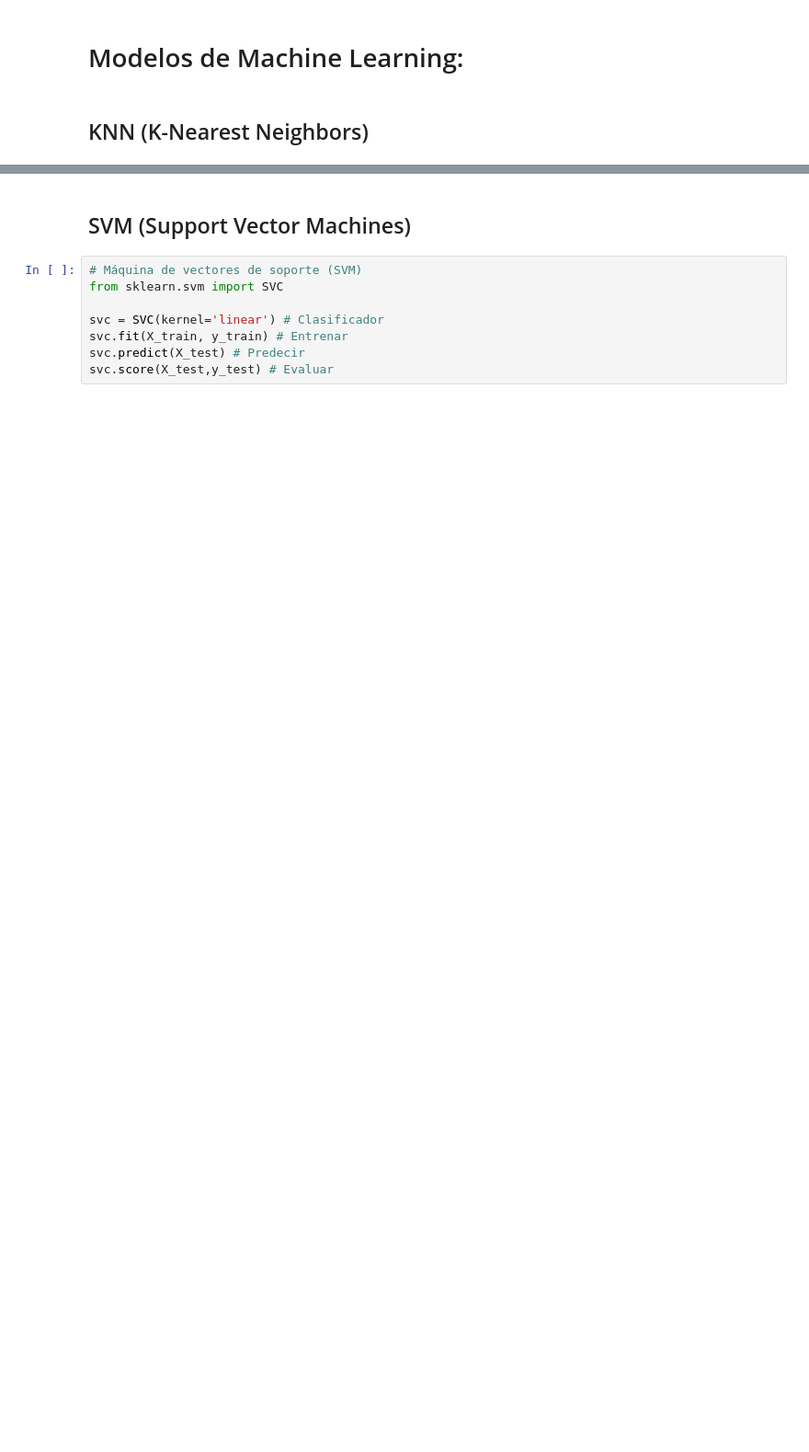
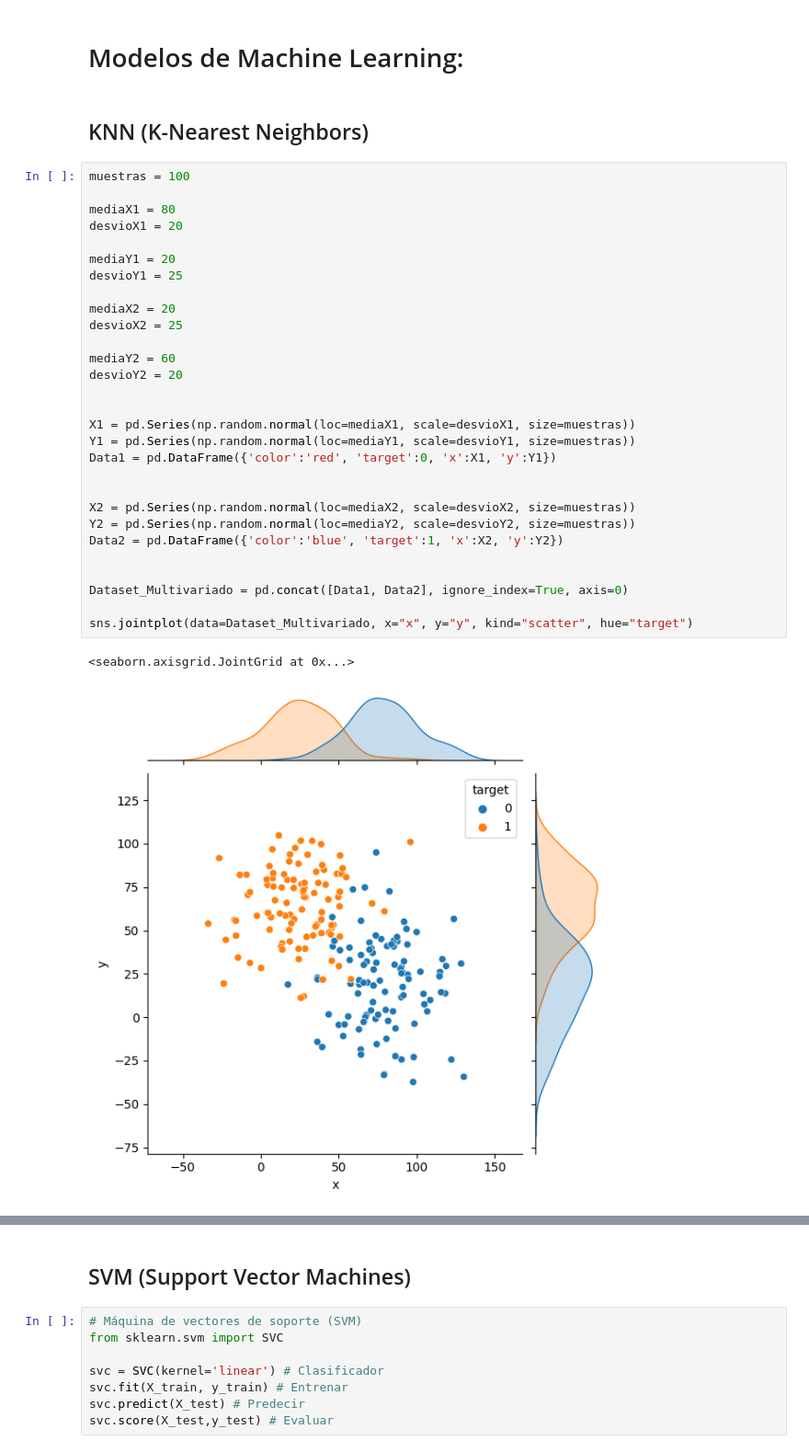
Before and after one commit to danisotoguerrero/Clasificador-de-canciones, a Jupyter notebook: Laboratorio_2_Grupo_8.ipynb, the cells around one changed output, grey strips where cells are left out. Shown at 92% size. Saved outputs shown, nothing was run; the diff lists cells and outputs as text; blank space fills up the shorter version.

```diff
--- a/Laboratorio_2_Grupo_8.ipynb
+++ b/Laboratorio_2_Grupo_8.ipynb
@@ -131,3 +118,35 @@ Probabilidad de pertenencia a cada clase:
 # Modelos de Machine Learning:
 # %% [markdown]
 ## KNN (K-Nearest Neighbors)
+# %%
+muestras = 100
+
+mediaX1 = 80
+desvioX1 = 20
+
+mediaY1 = 20
+desvioY1 = 25
+
+mediaX2 = 20
+desvioX2 = 25
+
+mediaY2 = 60
+desvioY2 = 20
+
+
+X1 = pd.Series(np.random.normal(loc=mediaX1, scale=desvioX1, size=muestras))
+Y1 = pd.Series(np.random.normal(loc=mediaY1, scale=desvioY1, size=muestras))
+Data1 = pd.DataFrame({'color':'red', 'target':0, 'x':X1, 'y':Y1})
+
+
+X2 = pd.Series(np.random.normal(loc=mediaX2, scale=desvioX2, size=muestras))
+Y2 = pd.Series(np.random.normal(loc=mediaY2, scale=desvioY2, size=muestras))
+Data2 = pd.DataFrame({'color':'blue', 'target':1, 'x':X2, 'y':Y2})
+
+
+Dataset_Multivariado = pd.concat([Data1, Data2], ignore_index=True, axis=0)
+
+sns.jointplot(data=Dataset_Multivariado, x="x", y="y", kind="scatter", hue="target")
+# %% [output]
+<seaborn.axisgrid.JointGrid at 0x...>
+[figure, added]
```
Also changed, not shown: parts of 20 cells of this notebook.
